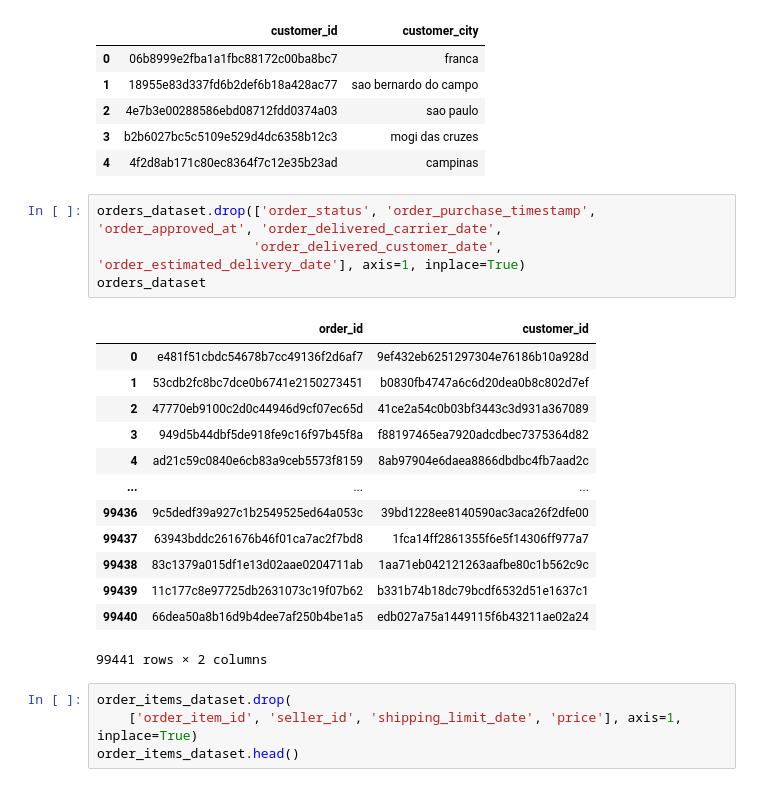
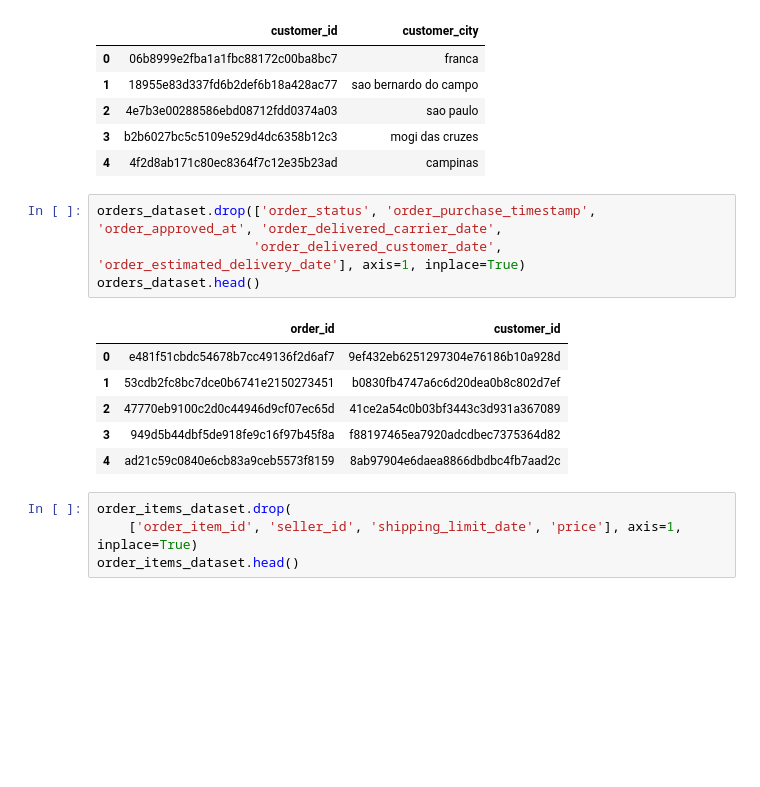
Before and after one commit to bayuik/analysis_data_e_commerce, a Jupyter notebook: e-commerce_analysis.ipynb, the cells around one changed output. Cells and saved outputs as stored; diff of their text form; blank space fills up the shorter version.

```diff
--- a/e-commerce_analysis.ipynb
+++ b/e-commerce_analysis.ipynb
@@ -192,21 +192,14 @@ customers_dataset.head()
 # %%
 orders_dataset.drop(['order_status', 'order_purchase_timestamp', 'order_approved_at', 'order_delivered_carrier_date',
                     'order_delivered_customer_date', 'order_estimated_delivery_date'], axis=1, inplace=True)
-orders_dataset
+orders_dataset.head()
 # %% [output]
 |  | order_id | customer_id |
 | 0 | e481f51cbdc54678b7cc49136f2d6af7 | 9ef432eb6251297304e76186b10a928d |
 | 1 | 53cdb2fc8bc7dce0b6741e2150273451 | b0830fb4747a6c6d20dea0b8c802d7ef |
 | 2 | 47770eb9100c2d0c44946d9cf07ec65d | 41ce2a54c0b03bf3443c3d931a367089 |
 | 3 | 949d5b44dbf5de918fe9c16f97b45f8a | f88197465ea7920adcdbec7375364d82 |
 | 4 | ad21c59c0840e6cb83a9ceb5573f8159 | 8ab97904e6daea8866dbdbc4fb7aad2c |
-| ... | ... | ... |
-| 99436 | 9c5dedf39a927c1b2549525ed64a053c | 39bd1228ee8140590ac3aca26f2dfe00 |
-| 99437 | 63943bddc261676b46f01ca7ac2f7bd8 | 1fca14ff2861355f6e5f14306ff977a7 |
-| 99438 | 83c1379a015df1e13d02aae0204711ab | 1aa71eb042121263aafbe80c1b562c9c |
-| 99439 | 11c177c8e97725db2631073c19f07b62 | b331b74b18dc79bcdf6532d51e1637c1 |
-| 99440 | 66dea50a8b16d9b4dee7af250b4be1a5 | edb027a75a1449115f6b43211ae02a24 |
-99441 rows × 2 columns
 # %%
 order_items_dataset.drop(
     ['order_item_id', 'seller_id', 'shipping_limit_date', 'price'], axis=1, inplace=True)
```
Also changed, not shown: parts of 1 cell of this notebook, 5 other files.
